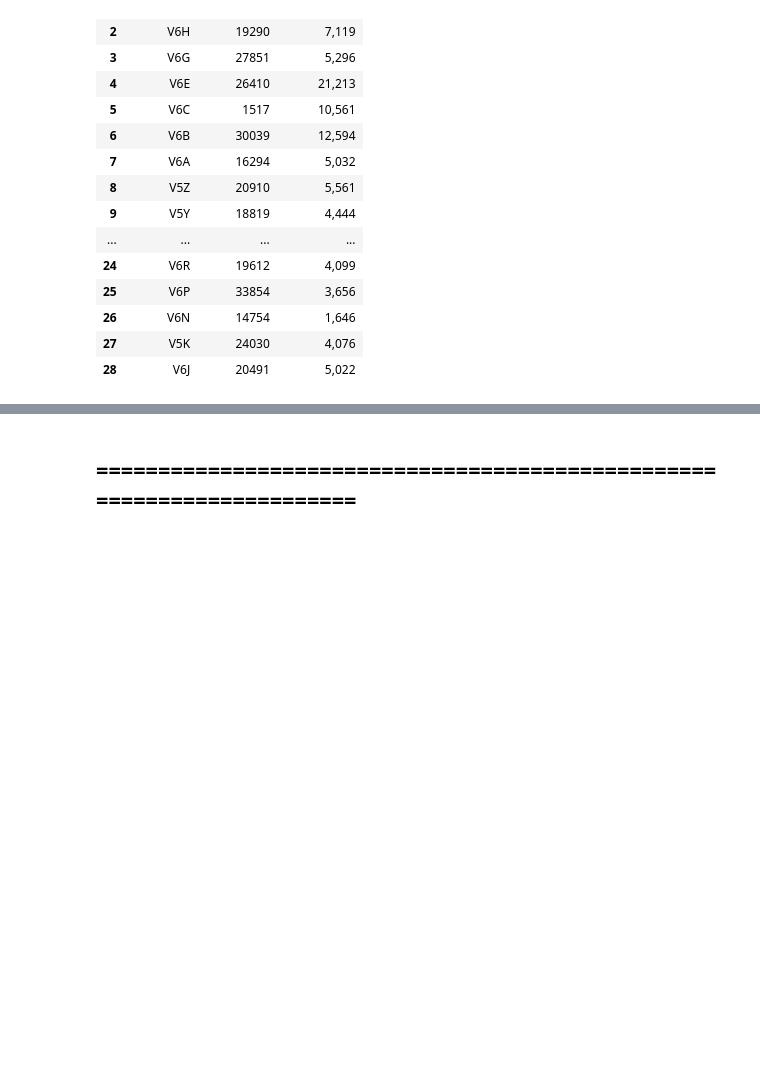
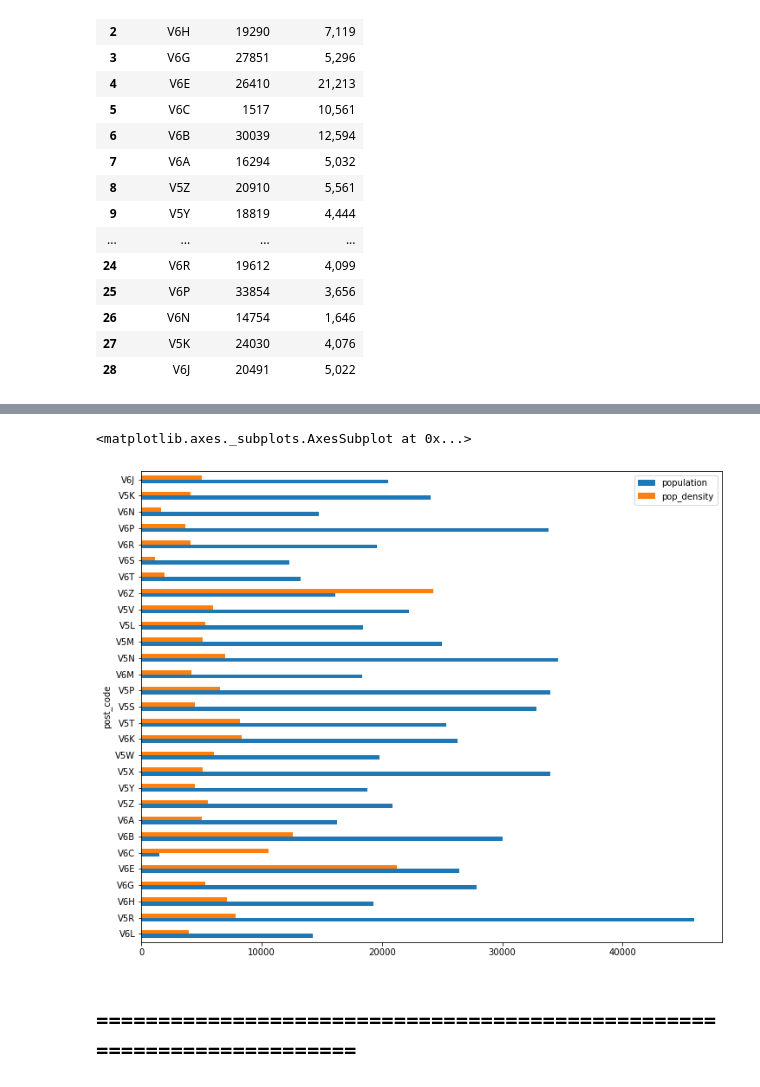
Before and after one commit to dprossi/Capstone_Project_IBM_Data_Science, a Jupyter notebook: Applied_Data_Science_Capstone_Project_Vancouver.ipynb, the cells around one changed output, grey strips where cells are left out. Drawn from its saved outputs; the diff is of its cells as text; code cells hidden in the pictures; blank space fills up the shorter version.

```diff
--- a/Applied_Data_Science_Capstone_Project_Vancouver.ipynb
+++ b/Applied_Data_Science_Capstone_Project_Vancouver.ipynb
@@ -675,0 +684,6 @@ df_pop_and_dense_multi_2
+# %%
+#strip commas from pop_density column
+df_pop_and_dense_multi_2 = df_pop_and_dense_multi_2.apply(lambda pop_density: pop_density.str.replace(',', ''))
+# cast 'population' and 'pop_density' coulmns as numeric
+df_pop_and_dense_multi_2[['population', 'pop_density']] = df_pop_and_dense_multi_2[['population', 'pop_density']].apply(pd.to_numeric)
+df_pop_and_dense_multi_2.dtypes
@@ -676,3 +704,14 @@ df_pop_and_dense_multi_2
+# %%
+df_pop_and_dense_multi_2.plot.barh(x='post_code', figsize=(12,10))
+#ax = df_pop_and_dense_multi_2.plot.barh(x='neighborhood', y='total_venues', figsize=(12,10), legend=False)
+#plt.xticks(fontsize=12)
+#plt.yticks(fontsize=12)
+#plt.xlabel('Number of Venues', fontsize=12)
+#plt.ylabel('Neighborhoods', fontsize=12)
+#plt.show()
+# %% [output]
+<matplotlib.axes._subplots.AxesSubplot at 0x...>
+[figure, added]
 # %% [markdown]
 ## =======================================================================
 # %% [markdown]
```
Also changed, not shown: parts of 4 cells of this notebook.
